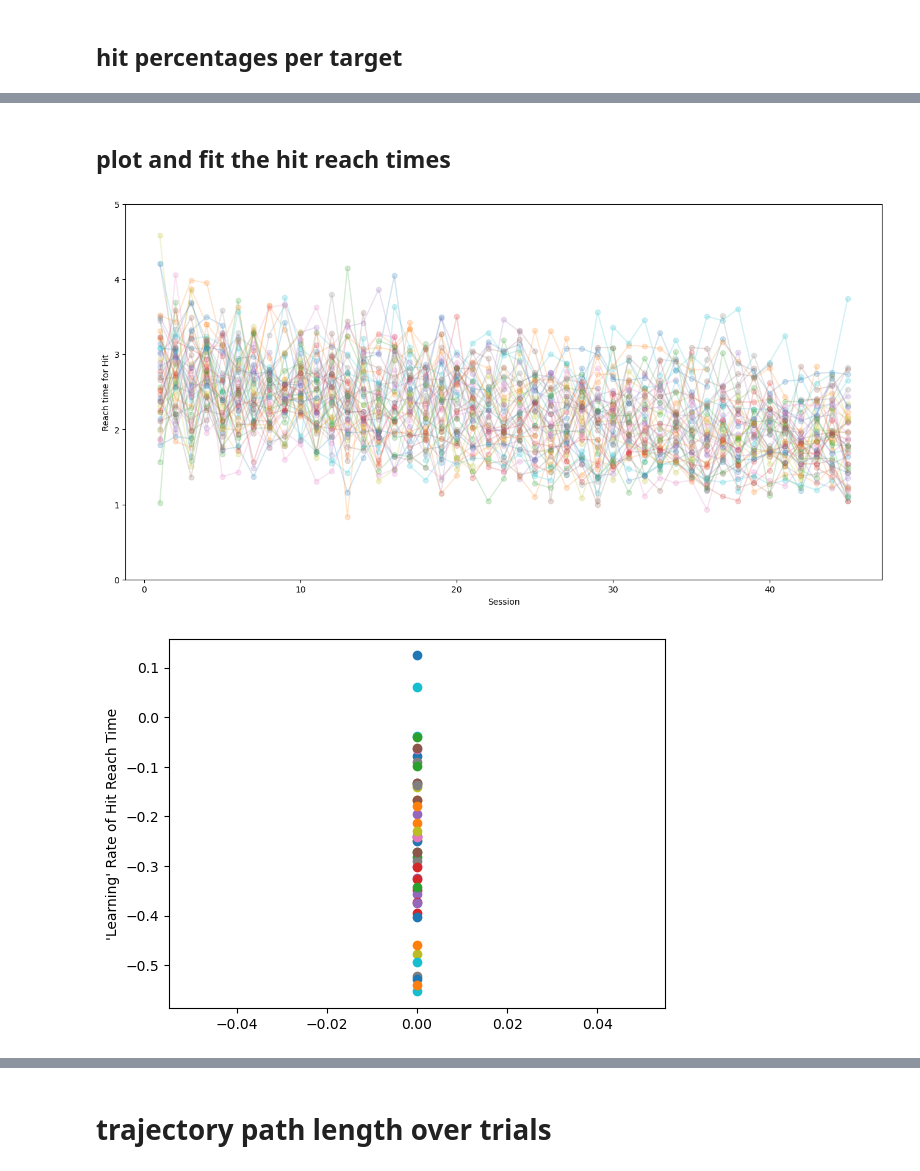
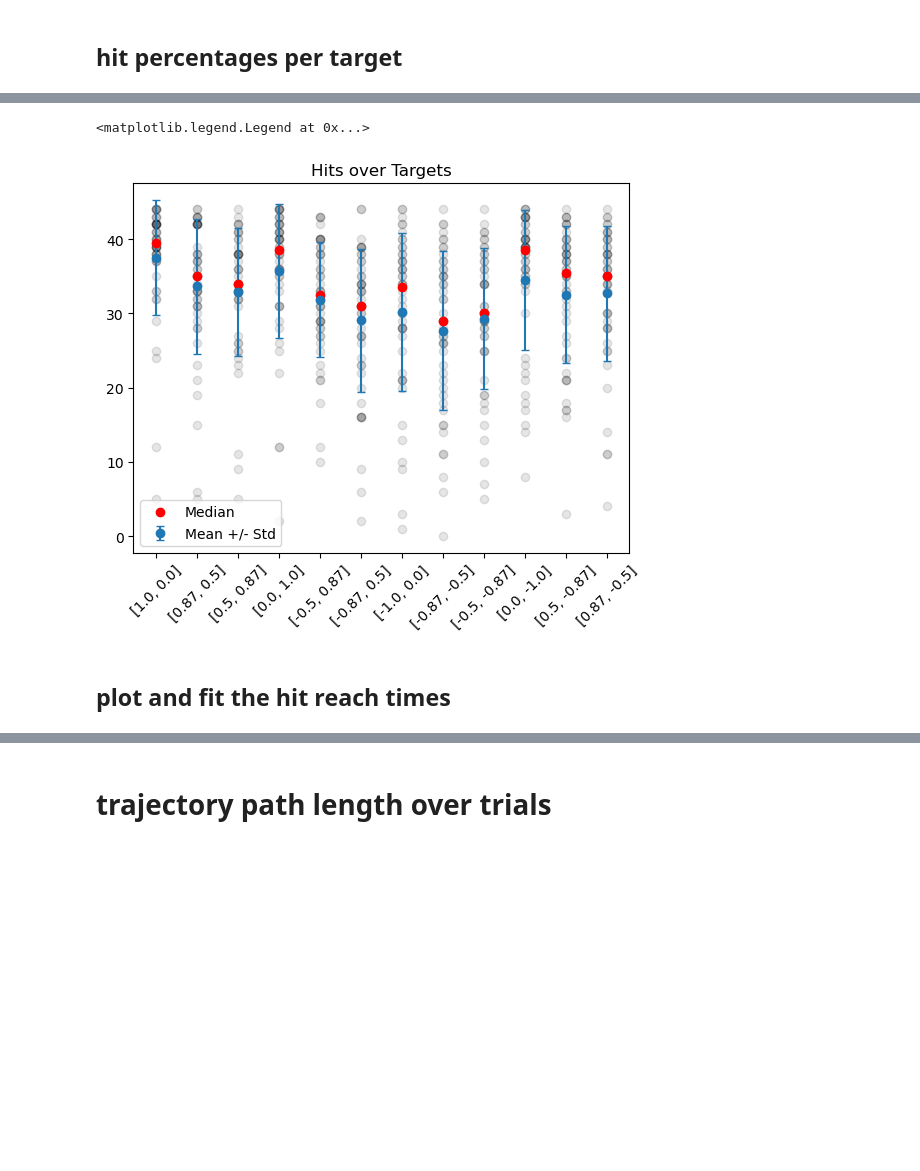
Before and after one commit to spewil/phd, a Jupyter notebook: analysis/notebooks/success_metrics.ipynb, the cells around one changed output, grey strips where cells are left out. Cells and saved outputs as stored; diff of their text form; code cells hidden in the pictures; blank space fills up the shorter version.

```diff
--- a/analysis/notebooks/success_metrics.ipynb
+++ b/analysis/notebooks/success_metrics.ipynb
@@ -143,3 +267,21 @@ outcomes_fig.savefig("/Users/spencer/motor-control/thesis/images/data_analysis20
+# %%
+rollby = 7
+fig, ax = plt.subplots(1,1)
+for d in data:
+    ax.plot(np.roll(d, rollby), 'ko', alpha=0.1)
+ax.set_xticks(range(len(target_names)))
+ax.set_xticklabels(np.roll(target_names, rollby), rotation=45)
+
+means = np.mean(data,axis=0)
+medians = np.median(data,axis=0)
+stds = np.std(data,axis=0)
+ax.errorbar(np.roll(target_names, rollby), np.roll(means, rollby), np.roll(stds, rollby), linestyle='None', marker='o', capsize=3, label="Mean +/- Std")
+ax.plot(np.roll(target_names, rollby), np.roll(medians, rollby), 'ro', label="Median")
+ax.set_title("Hits over Targets")
+ax.legend()
+# %% [output]
+<matplotlib.legend.Legend at 0x...>
+[figure, added]
 # %% [markdown]
 ## plot and fit the hit reach times
 # %%
@@ -175,22 +314,0 @@ for s in subjects:
-# %%
-learning_rates = {}
-fig, ax = plt.subplots(1,1, figsize=[16,8])
-for s in subjects:
-    t = avg_reach_times[s.name]
-    x, y = drop_nones(t, return_indices=True)
-    x = [xx+1 for xx in x]
-    ax.plot(x, y,'o-',alpha=0.2)
-    params = curve_fit(analysis.log, x,  y)[0]
-    # ax.plot(x, analysis.log(x, params[0], params[1]))
-    learning_rates[s.name] = params[1]
-ax.set_ylim([0,5])
-ax.set_ylabel("Reach time for Hit")
-ax.set_xlabel("Session")
-
-plt.figure()
-for lr in list(learning_rates.values()):
-    plt.plot(0,lr,'o')
-    plt.ylabel("'Learning' Rate of Hit Reach Time")
-# %% [output]
-[figure, removed]
-[figure, removed]
```
Also changed, not shown: parts of 26 cells of this notebook, 3 other files.
